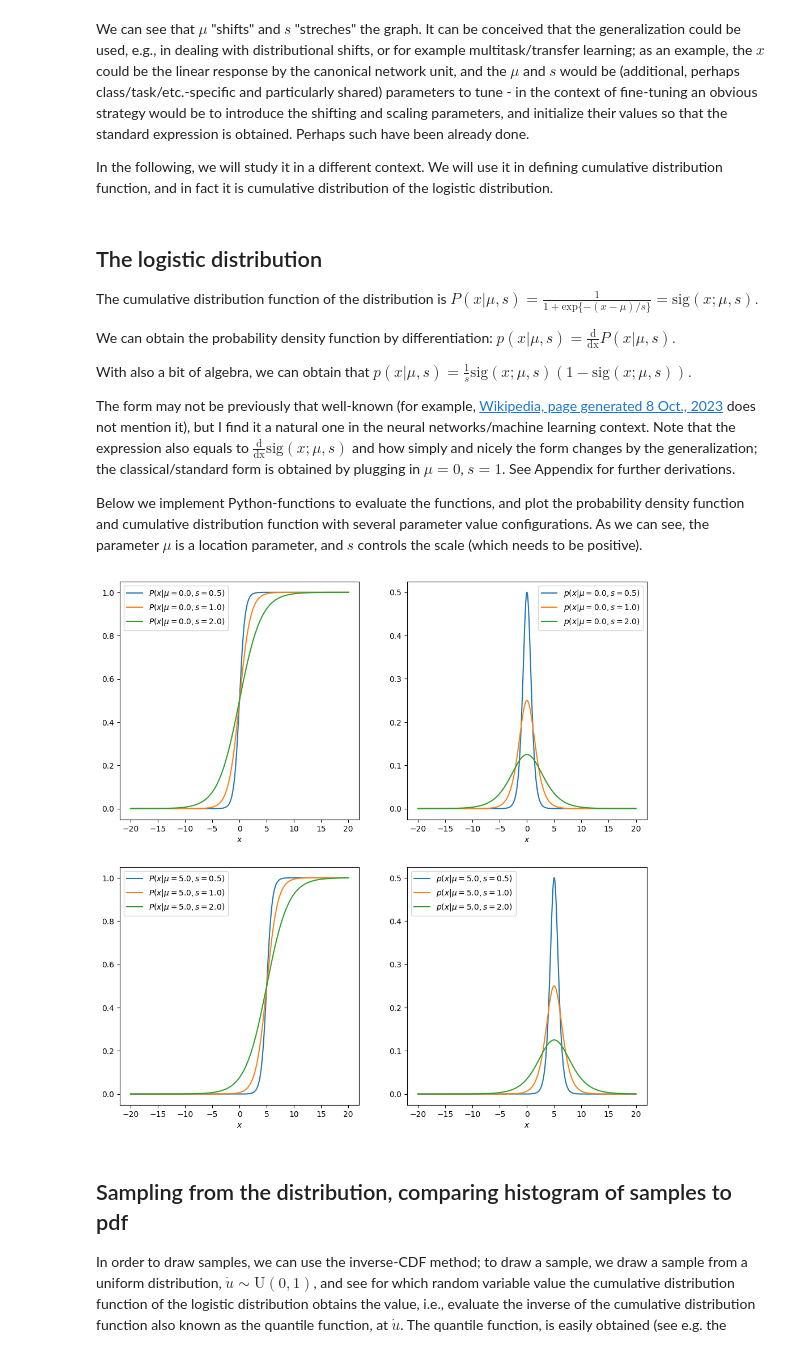
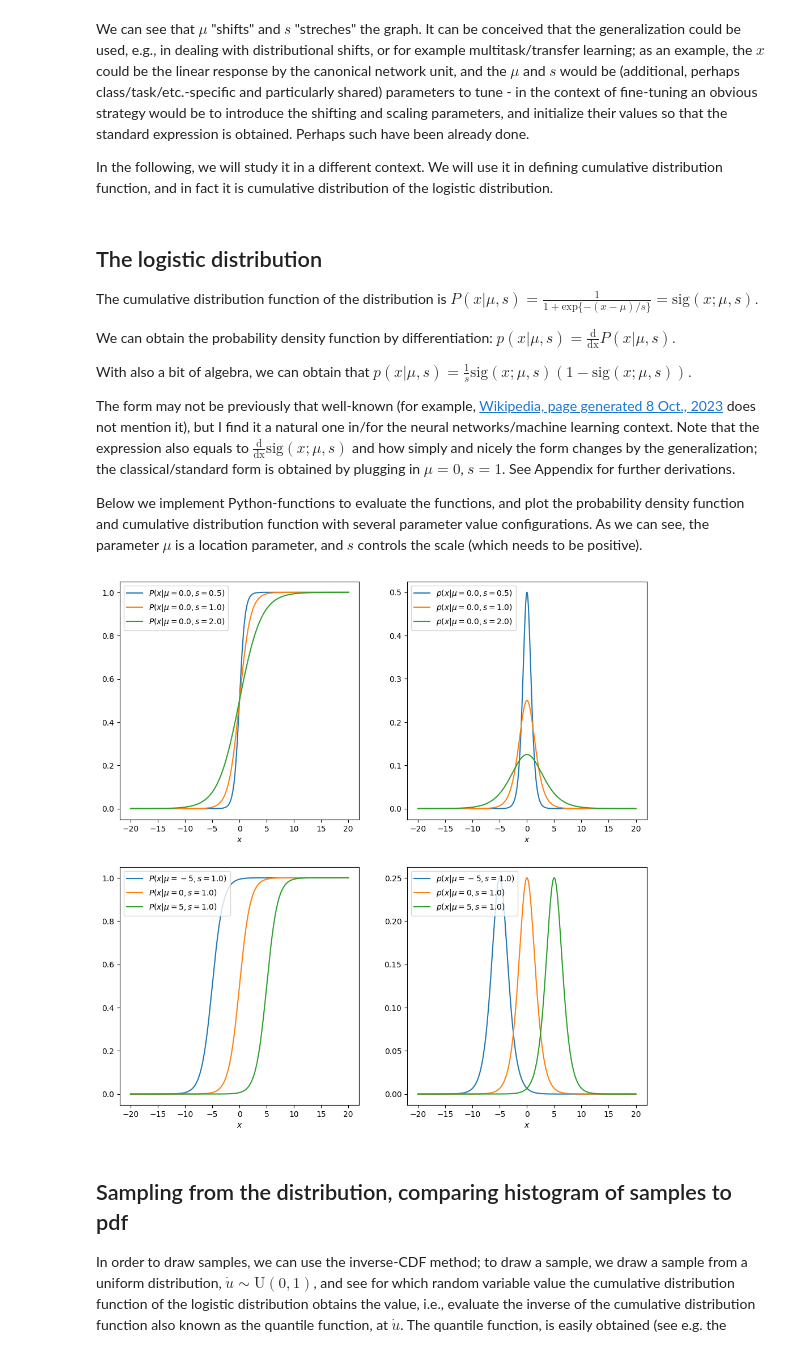
Before and after one commit to jyrikivinen/home, a Jupyter notebook: _sources/computational_notes/logistic_distribution.ipynb, the cells around one changed output. Cells and saved outputs as stored; diff of their text form; code cells hidden in the pictures.

```diff
--- a/_sources/computational_notes/logistic_distribution.ipynb
+++ b/_sources/computational_notes/logistic_distribution.ipynb
@@ -51,7 +51,7 @@ We can obtain the probability density function by differentiation: $p(x|\mu, s)=
 
 With also a bit of algebra, we can obtain that $p(x|\mu, s)=\frac{1}{s}\mathrm{sig}(x; \mu, s)(1-\mathrm{sig}(x; \mu, s)).$
 
-The form may not be previously that well-known (for example, <a href="https://en.wikipedia.org/wiki/Logistic_distribution">Wikipedia, page generated 8 Oct., 2023</a> does not mention it), but I find it a natural one in the neural networks/machine learning context. Note that the expression also equals to $\frac{\mathrm{d}}{\mathrm{dx}}\mathrm{sig}(x; \mu, s)$ and how simply and nicely the form changes by the generalization; the classical/standard form is obtained by plugging in $\mu=0$, $s=1$. See Appendix for further derivations.
+The form may not be previously that well-known (for example, <a href="https://en.wikipedia.org/wiki/Logistic_distribution">Wikipedia, page generated 8 Oct., 2023</a> does not mention it), but I find it a natural one in/for the neural networks/machine learning context. Note that the expression also equals to $\frac{\mathrm{d}}{\mathrm{dx}}\mathrm{sig}(x; \mu, s)$ and how simply and nicely the form changes by the generalization; the classical/standard form is obtained by plugging in $\mu=0$, $s=1$. See Appendix for further derivations.
 
 Below we implement Python-functions to evaluate the functions, and plot the probability density function and cumulative distribution function with several parameter value configurations. As we can see, the parameter $\mu$ is a location parameter, and $s$ controls the scale (which needs to be positive).
 # %%
@@ -69,19 +69,24 @@ def probability_density_function(x, loc=0, scale=1):
     return logistic_sigmoid_derivative(x, loc=loc, scale=scale)
 # %%
 x = np.linspace(-20, 20, 1000)
-fig, ax = plt.subplots(nrows=2, ncols=2, num=1, figsize=[12, 12])
-scales = np.array([0.5, 1, 2])
-for scale in scales:
-    loc = 0.
+fig, ax = plt.subplots(nrows=2, ncols=2, figsize=[12, 12])
+# fixed location parameter (mu), varied scale parameter (s)
+loc = 0.
+for scale in np.array([0.5, 1, 2]):
     ax[0, 0].plot(x, cumulative_distribution_function(x, loc, scale), label=r'$P(x|\mu={}, s={})$'.format(loc, scale))
     ax[0, 1].plot(x, probability_density_function(x, loc, scale), label=r'$p(x|\mu={}, s={})$'.format(loc, scale))
-    loc = 5.
+# varied location parameter (mu), fixed scale parameter (s)
+scale = 1.
+for loc in np.array([-5, 0, 5]):
     ax[1, 0].plot(x, cumulative_distribution_function(x, loc, scale), label=r'$P(x|\mu={}, s={})$'.format(loc, scale))
     ax[1, 1].plot(x, probability_density_function(x, loc, scale), label=r'$p(x|\mu={}, s={})$'.format(loc, scale))
-ax[0, 0].set_xlabel(r'$x$'); ax[0, 1].set_xlabel(r'$x$'); ax[1, 0].set_xlabel(r'$x$'); ax[1, 1].set_xlabel(r'$x$')
-ax[0, 0].legend(); ax[0, 1].legend(); ax[1, 0].legend(); ax[1, 1].legend();
+# set axis labels, legends
+for ii in np.arange(2):
+    for jj in np.arange(2):
+        ax[ii, jj].set_xlabel(r'$x$')
+        ax[ii, jj].legend(loc='upper left');
 # %% [output]
-[figure, old version]
+[figure, new version]
 # %% [markdown]
 ## Sampling from the distribution, comparing histogram of samples to pdf
 In order to draw samples, we can use the inverse-CDF method; to draw a sample, we draw a sample from a uniform distribution, $\dot{u}\sim \mathrm U(0, 1)$, and see for which random variable value the cumulative distribution function of the logistic distribution obtains the value, i.e., evaluate the inverse of the cumulative distribution function also known as the quantile function, at $\dot{u}$. The quantile function, is easily obtained (see e.g. the Appendix), and can be written as $Q(y| \mu, s) = \mu + s \log{\{y/(1-y)\}}.$
```
Also changed, not shown: parts of 3 cells of this notebook, 10 other files.
